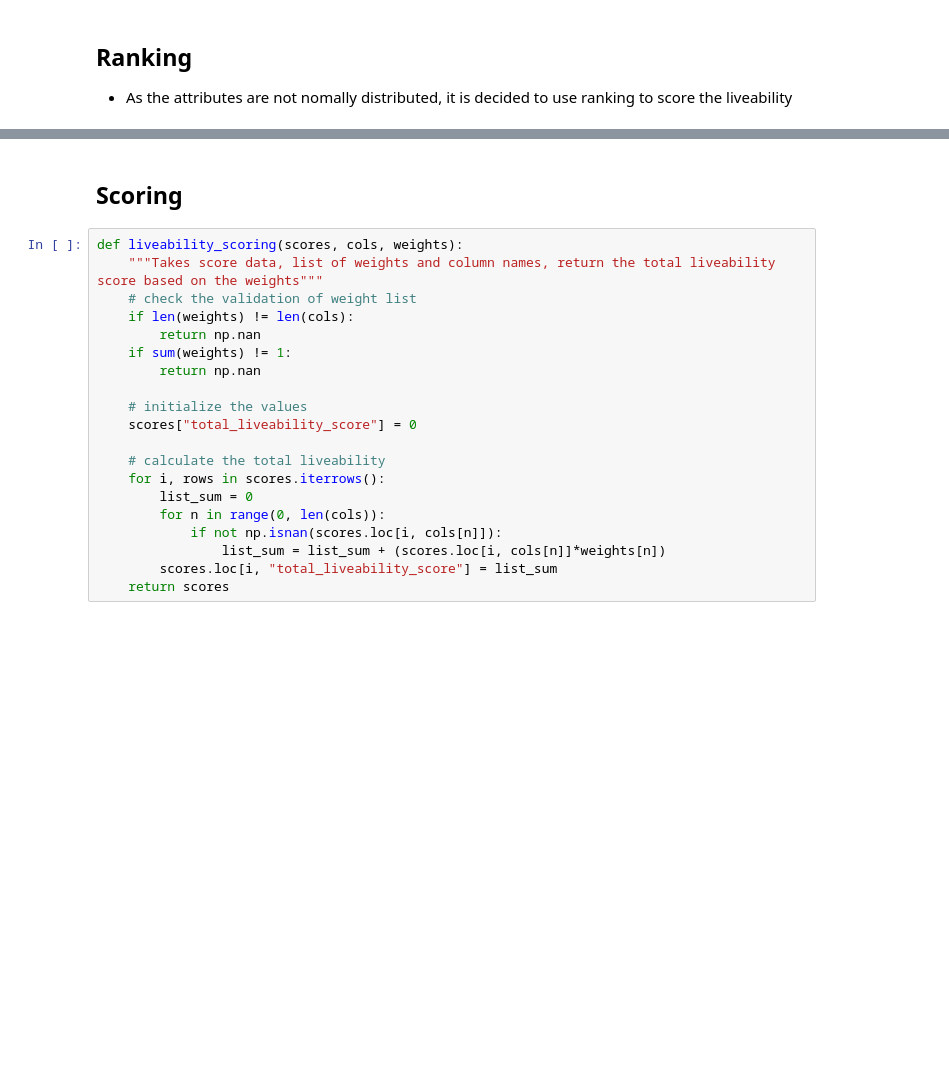
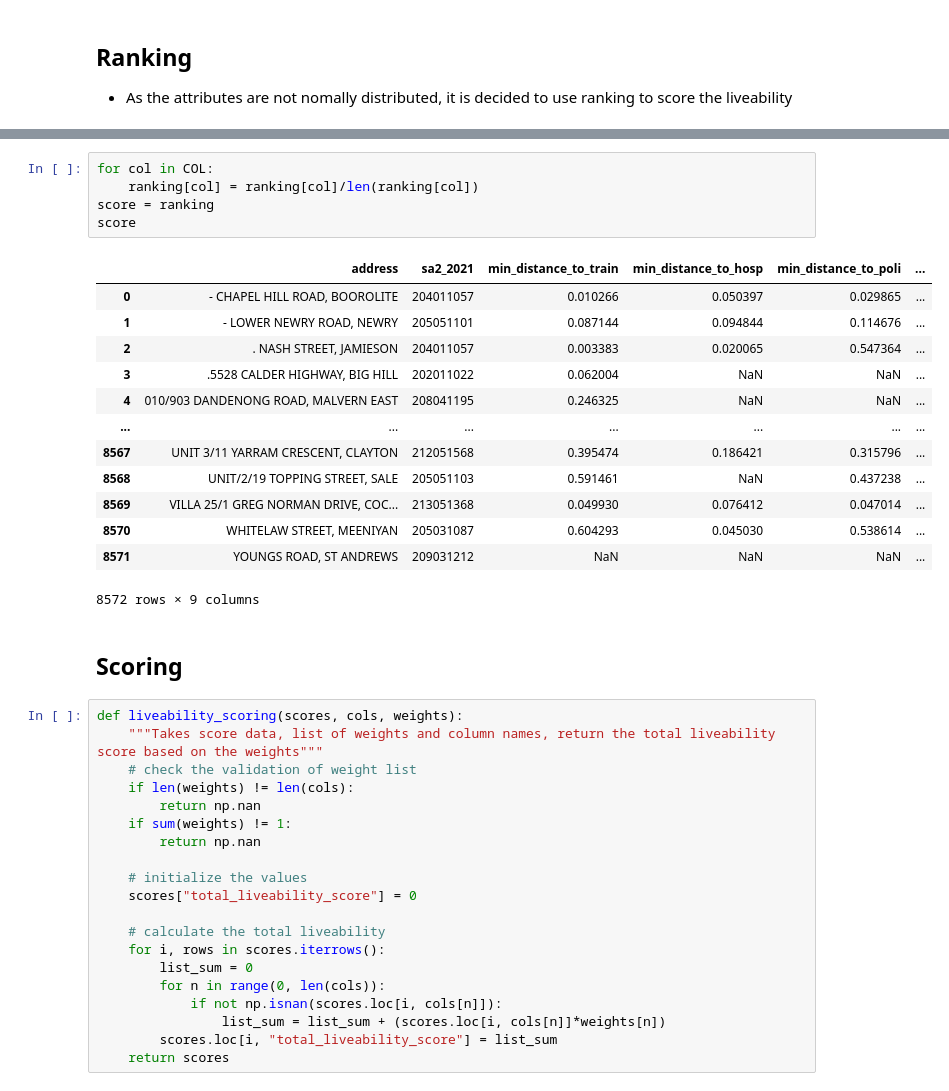
Before and after one commit to MAST30034-Applied-Data-Science/generic-real-estate-consulting-project-group-43, a Jupyter notebook: notebooks/Preprocessing/scoring.ipynb, the cells around one changed output, grey strips where cells are left out. Drawn from its saved outputs; the diff is of its cells as text; blank space fills up the shorter version.

```diff
--- a/notebooks/Preprocessing/scoring.ipynb
+++ b/notebooks/Preprocessing/scoring.ipynb
@@ -129,3 +132,22 @@ score
+# %%
+for col in COL:
+    ranking[col] = ranking[col]/len(ranking[col])
+score = ranking
+score
+# %% [output]
+|  | address | sa2_2021 | min_distance_to_train | min_distance_to_hosp | min_distance_to_poli | ... |
+| 0 | - CHAPEL HILL ROAD, BOOROLITE | 204011057 | 0.010266 | 0.050397 | 0.029865 | ... |
+| 1 | - LOWER NEWRY ROAD, NEWRY | 205051101 | 0.087144 | 0.094844 | 0.114676 | ... |
+| 2 | . NASH STREET, JAMIESON | 204011057 | 0.003383 | 0.020065 | 0.547364 | ... |
+| 3 | .5528 CALDER HIGHWAY, BIG HILL | 202011022 | 0.062004 | NaN | NaN | ... |
+| 4 | 010/903 DANDENONG ROAD, MALVERN EAST | 208041195 | 0.246325 | NaN | NaN | ... |
+| ... | ... | ... | ... | ... | ... | ... |
+| 8567 | UNIT 3/11 YARRAM CRESCENT, CLAYTON | 212051568 | 0.395474 | 0.186421 | 0.315796 | ... |
+| 8568 | UNIT/2/19 TOPPING STREET, SALE | 205051103 | 0.591461 | NaN | 0.437238 | ... |
+| 8569 | VILLA 25/1 GREG NORMAN DRIVE, COC... | 213051368 | 0.049930 | 0.076412 | 0.047014 | ... |
+| 8570 | WHITELAW STREET, MEENIYAN | 205031087 | 0.604293 | 0.045030 | 0.538614 | ... |
+| 8571 | YOUNGS ROAD, ST ANDREWS | 209031212 | NaN | NaN | NaN | ... |
+8572 rows × 9 columns
 # %% [markdown]
 ## Scoring
 # %%
```
Also changed, not shown: parts of 17 cells of this notebook, 3 other files.
